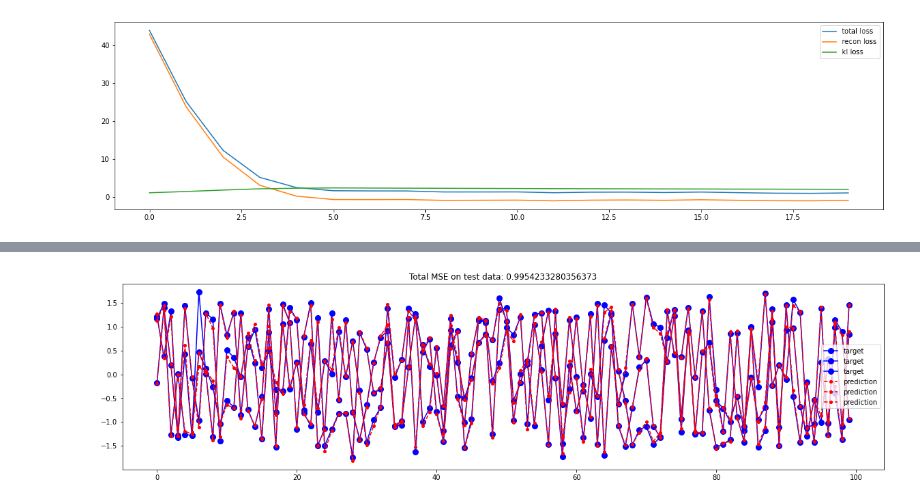
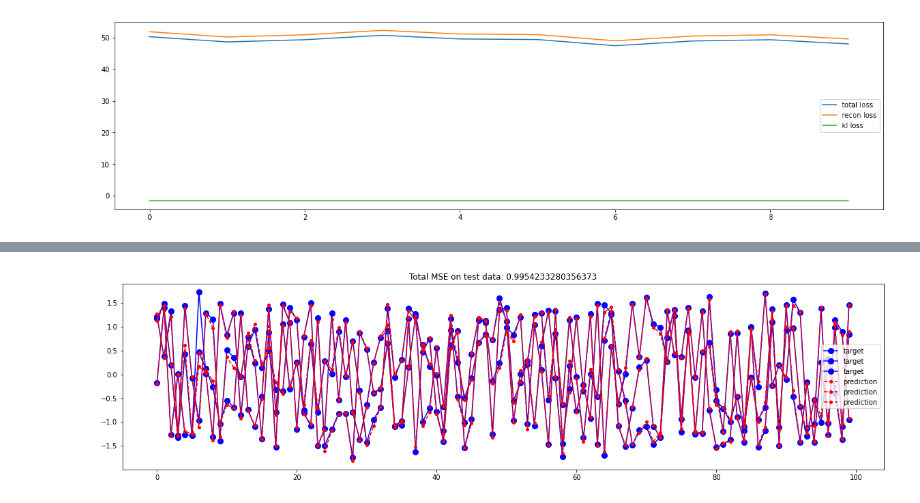
Before and after one commit to Haakooto/CS282_final_project, a Jupyter notebook: CloneClown/TheClownKing.ipynb, the cells around one changed output, grey strips where cells are left out. Cells and saved outputs as stored; diff of their text form; code cells hidden in the pictures.

```diff
--- a/CloneClown/TheClownKing.ipynb
+++ b/CloneClown/TheClownKing.ipynb
@@ -26,6 +26,7 @@ def train_model(*, model, optimer, train, device, epochs, enums=10):
     # model.to(device)
     pbar = tqdm(range(epochs))
     losses = {"total": [], "recon": [], "kl": []}
+    grads = {"absmean_0": [], "absmean_2": [], "absmean_4": [], "std_0": [], "std_2": [], "std_4": []}
     for epoch in pbar:
         for batch_idx, (x, y) in enumerate(train):
             # x, y = x.to(device), y.to(device)
@@ -38,16 +39,26 @@ def train_model(*, model, optimer, train, device, epochs, enums=10):
 
             pred = outs.mean(0)  # take average of all predictions of each datapoint as final prediction of that datapoint
             loss_kl = model.kl_reset() / (len(train) * enums)  # normalise by number of batches and enums
-            loss_recon = -torch.distributions.Normal(pred, .1).log_prob(y).mean()
+            loss_recon = -torch.distributions.Normal(pred, 0.1).log_prob(y).mean()
 
             loss = loss_recon + loss_kl
             loss.backward()
+            for layer in [0, 2, 4]:
+                model.layers[layer].weight_loc.grad *= 5
+                model.layers[layer].weight_rho.grad *= 5
+
             optimer.step()
+            for layer in [0, 2, 4]:
+                grads[f"absmean_{layer}"].append(model.layers[layer].weight_loc.grad.abs().mean())
+                grads[f"std_{layer}"].append(model.layers[layer].weight_loc.grad.std())
+
         pbar.set_description(f"total loss: {loss:.4f}, recon. loss: {loss_recon:.4f}, kl_loss: {loss_kl:.4f}")
         losses["total"].append(loss)
         losses["recon"].append(loss_recon)
         losses["kl"].append(loss_kl)
-    return losses
+
+
+    return losses, grads
 
 def train_model_freq(*, model, optimer, train, device, epochs):
     pbar = tqdm(range(epochs))
@@ -120,8 +131,8 @@ def plot_model_pred_freq(model, Y_test, X_test):
     plt.show()
 # %%
 # use exactly same parameters for two models
-net = BFC(features=5, classes=3, hiddens=[20, 20], prior={"dist": "vmf", "loc": 0, "scale": 50, "dist_kwargs": {"k": 1}})
-# net = BFC(features=5, classes=3, hiddens=[20, 20], prior={"dist": "normal", "loc": 0, "scale": 0.1})
+net = BFC(features=5, classes=3, hiddens=[20, 20, 20, 20], prior={"dist": "vmf", "loc": 0, "scale": 1, "record": False, "dist_kwargs": {"k": 1}})
+# net = BFC(features=5, classes=3, hiddens=[20, 20, 20, 20], prior={"dist": "normal", "loc": 0, "scale": 0.1, "record": True})
 optimizer = torch.optim.AdamW(net.parameters(), lr=0.001)
 
 fet = FC(features=5, classes=3, hiddens=[20, 20])
@@ -129,14 +140,15 @@ foptimizer = torch.optim.AdamW(fet.parameters(), lr=0.001)
 # %%
 profiler = cProfile.Profile()
 profiler.enable()
-losses = train_model(model=net, optimer=optimizer, train=train_loader, device=device, epochs=10, enums=10)
+losses, grads = train_model(model=net, optimer=optimizer, train=train_loader, device=device, epochs=10, enums=10)
 profiler.disable()
+
 plt.plot(losses["total"][0:], label="total loss")
 plt.plot(losses["recon"][0:], label="recon loss")
 plt.plot(losses["kl"][0:], label="kl loss")
 plt.legend()
 plt.show()
 # %% [output]
-[figure, old version]
+[figure, new version]
 # %%
 # profiler.print_stats(sort="cumtime")
```
Also changed, not shown: parts of 4 cells of this notebook.
